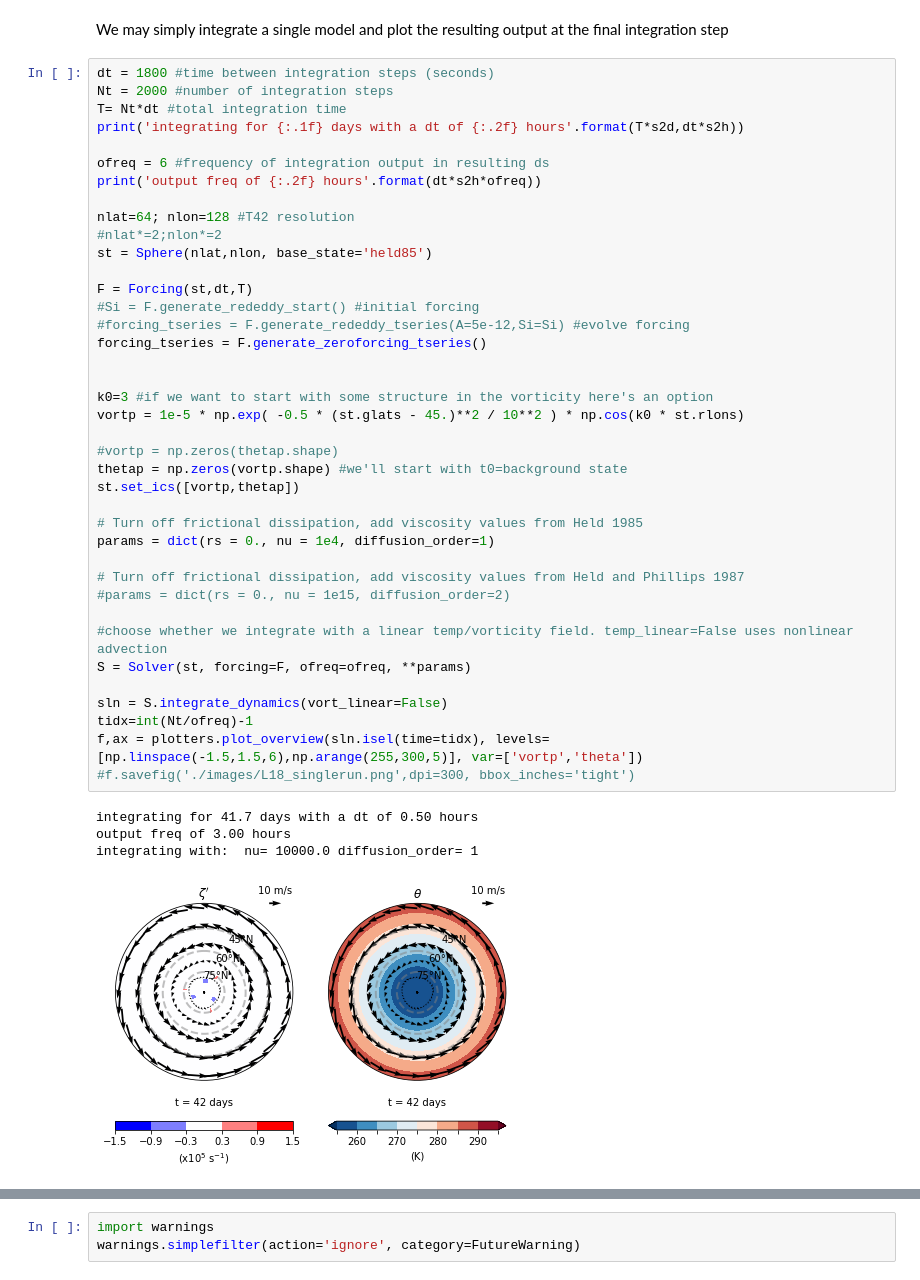
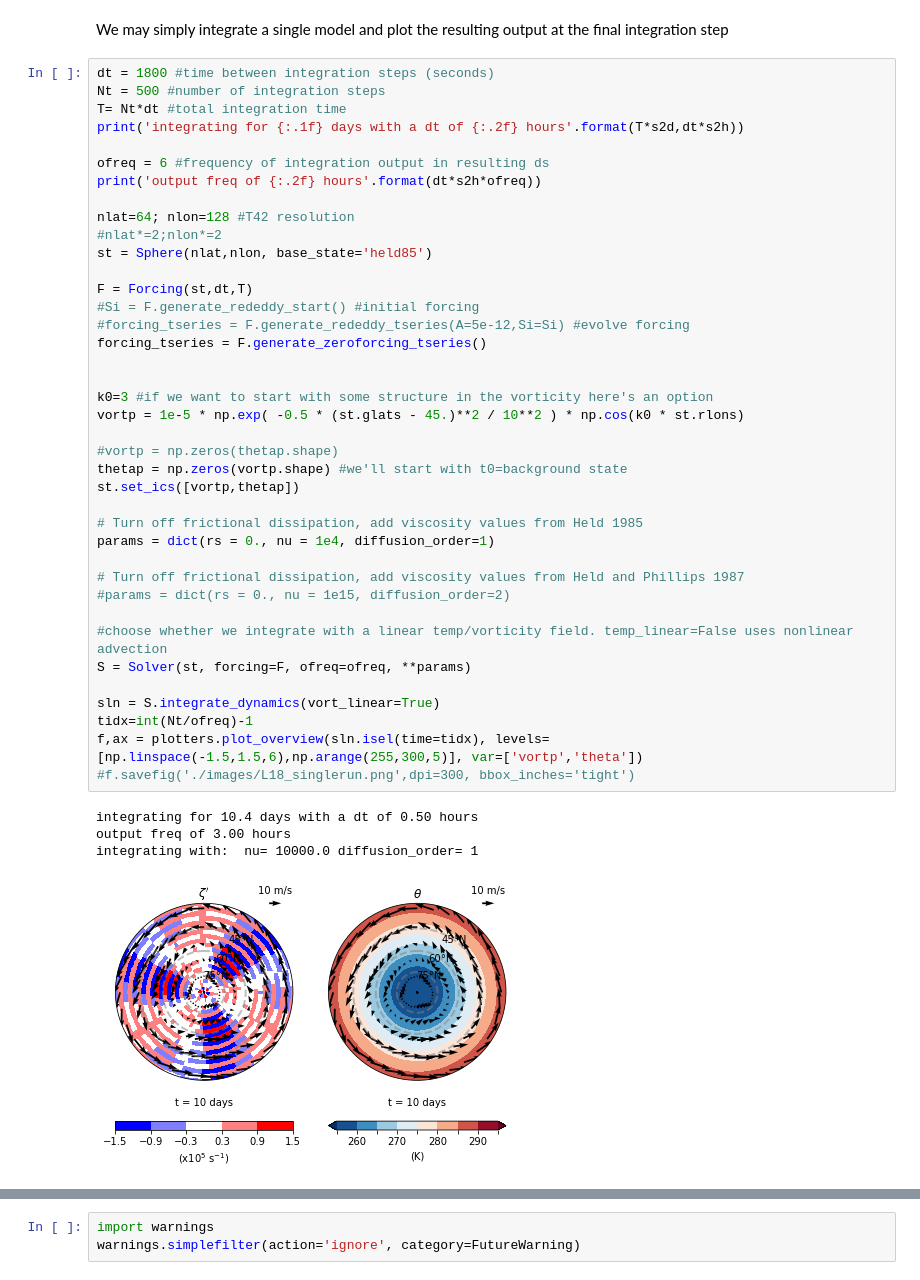
Before and after one commit to cdb227/bm3_forced_barotropic, a Jupyter notebook: singlemodel.ipynb, the cells around one changed output, grey strips where cells are left out. Cells and saved outputs as stored; diff of their text form.

Commit message:
linear dynamics written but not working fully

```diff
--- a/singlemodel.ipynb
+++ b/singlemodel.ipynb
@@ -45,7 +45,7 @@ r2d = 180. / np.pi # Factor to convert radians to degrees
 We may simply integrate a single model and plot the resulting output at the final integration step
 # %%
 dt = 1800 #time between integration steps (seconds)
-Nt = 2000 #number of integration steps
+Nt = 500 #number of integration steps
 T= Nt*dt #total integration time
 print('integrating for {:.1f} days with a dt of {:.2f} hours'.format(T*s2d,dt*s2h))
 
@@ -57,36 +57,36 @@ nlat=64; nlon=128 #T42 resolution
 st = Sphere(nlat,nlon, base_state='held85')
 
 F = Forcing(st,dt,T)
 #Si = F.generate_rededdy_start() #initial forcing
 #forcing_tseries = F.generate_rededdy_tseries(A=5e-12,Si=Si) #evolve forcing
 forcing_tseries = F.generate_zeroforcing_tseries()
 
 
 k0=3 #if we want to start with some structure in the vorticity here's an option
 vortp = 1e-5 * np.exp( -0.5 * (st.glats - 45.)**2 / 10**2 ) * np.cos(k0 * st.rlons)
 
 #vortp = np.zeros(thetap.shape)
 thetap = np.zeros(vortp.shape) #we'll start with t0=background state
 st.set_ics([vortp,thetap])
 
 # Turn off frictional dissipation, add viscosity values from Held 1985
 params = dict(rs = 0., nu = 1e4, diffusion_order=1)
 
 # Turn off frictional dissipation, add viscosity values from Held and Phillips 1987
 #params = dict(rs = 0., nu = 1e15, diffusion_order=2)
 
 #choose whether we integrate with a linear temp/vorticity field. temp_linear=False uses nonlinear advection
 S = Solver(st, forcing=F, ofreq=ofreq, **params)
 
-sln = S.integrate_dynamics(vort_linear=False)
+sln = S.integrate_dynamics(vort_linear=True)
 tidx=int(Nt/ofreq)-1
 f,ax = plotters.plot_overview(sln.isel(time=tidx), levels=[np.linspace(-1.5,1.5,6),np.arange(255,300,5)], var=['vortp','theta'])
 #f.savefig('./images/L18_singlerun.png',dpi=300, bbox_inches='tight')
 # %% [output]
-integrating for 41.7 days with a dt of 0.50 hours
+integrating for 10.4 days with a dt of 0.50 hours
 output freq of 3.00 hours
 integrating with:  nu= 10000.0 diffusion_order= 1
-[figure, old version]
+[figure, new version]
 # %%
 from importlib import reload
 reload(plotters)
```
Also changed, not shown: parts of 1 cell of this notebook, 1 other file.
